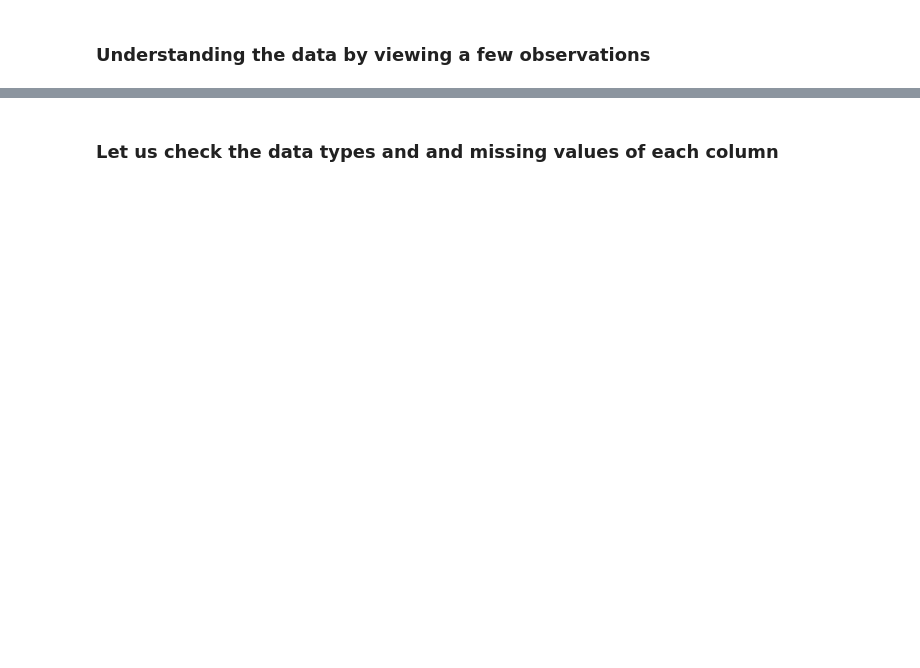
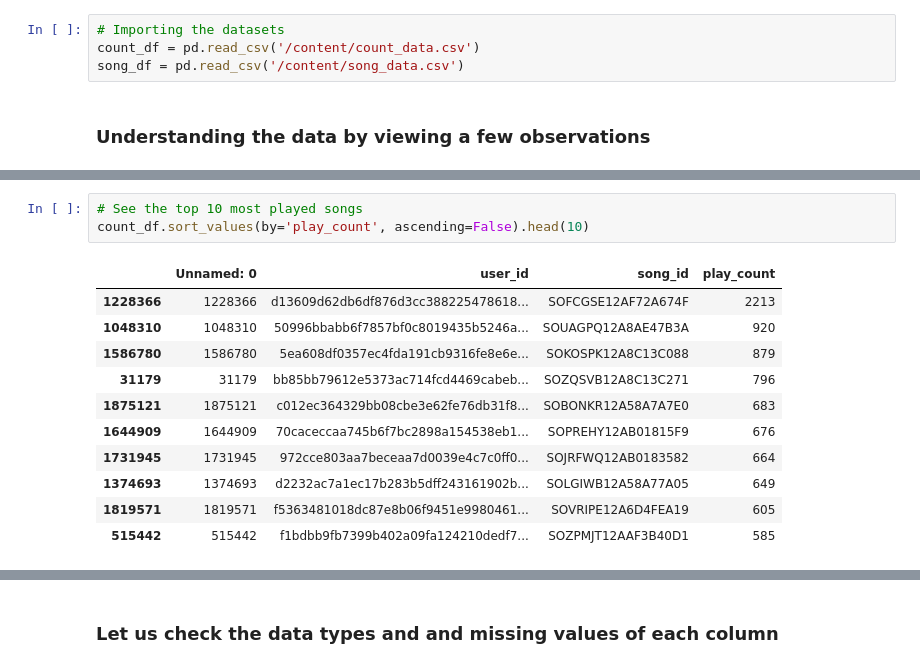
Before and after one commit to eyvonec/MIT_Professional_Education_Project, a Jupyter notebook: Music_Recommendation_System_Full_Code.ipynb, the cells around one changed output, grey strips where cells are left out. Saved outputs shown, nothing was run; the diff lists cells and outputs as text; blank space fills up the shorter version.

```diff
--- a/Music_Recommendation_System_Full_Code.ipynb
+++ b/Music_Recommendation_System_Full_Code.ipynb
@@ -75,3 +94,7 @@ http://millionsongdataset.com/
+# %%
+# Importing the datasets
+count_df = pd.read_csv('/content/count_data.csv')
+song_df = pd.read_csv('/content/song_data.csv')
 # %% [markdown]
 ### **Understanding the data by viewing a few observations**
 # %%
@@ -80,0 +120,15 @@ http://millionsongdataset.com/
+# %%
+# See the top 10 most played songs
+count_df.sort_values(by='play_count', ascending=False).head(10)
+# %% [output]
+|  | Unnamed: 0 | user_id | song_id | play_count |
+| 1228366 | 1228366 | d13609d62db6df876d3cc388225478618... | SOFCGSE12AF72A674F | 2213 |
+| 1048310 | 1048310 | 50996bbabb6f7857bf0c8019435b5246a... | SOUAGPQ12A8AE47B3A | 920 |
+| 1586780 | 1586780 | 5ea608df0357ec4fda191cb9316fe8e6e... | SOKOSPK12A8C13C088 | 879 |
+| 31179 | 31179 | bb85bb79612e5373ac714fcd4469cabeb... | SOZQSVB12A8C13C271 | 796 |
+| 1875121 | 1875121 | c012ec364329bb08cbe3e62fe76db31f8... | SOBONKR12A58A7A7E0 | 683 |
+| 1644909 | 1644909 | 70caceccaa745b6f7bc2898a154538eb1... | SOPREHY12AB01815F9 | 676 |
+| 1731945 | 1731945 | 972cce803aa7beceaa7d0039e4c7c0ff0... | SOJRFWQ12AB0183582 | 664 |
+| 1374693 | 1374693 | d2232ac7a1ec17b283b5dff243161902b... | SOLGIWB12A58A77A05 | 649 |
+| 1819571 | 1819571 | f5363481018dc87e8b06f9451e9980461... | SOVRIPE12A6D4FEA19 | 605 |
+| 515442 | 515442 | f1bdbb9fb7399b402a09fa124210dedf7... | SOZPMJT12AAF3B40D1 | 585 |
```
Also changed, not shown: parts of 15 cells of this notebook.
